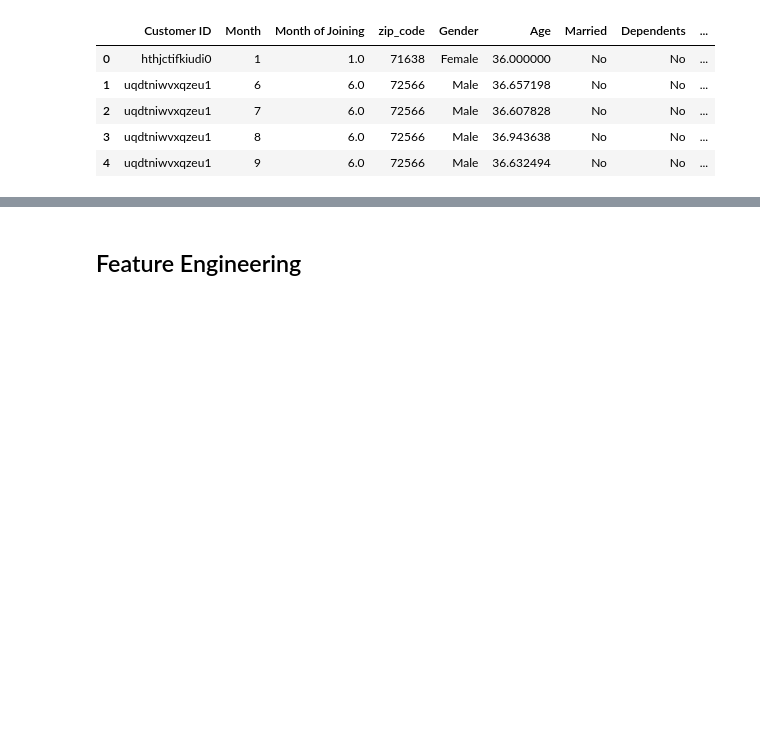
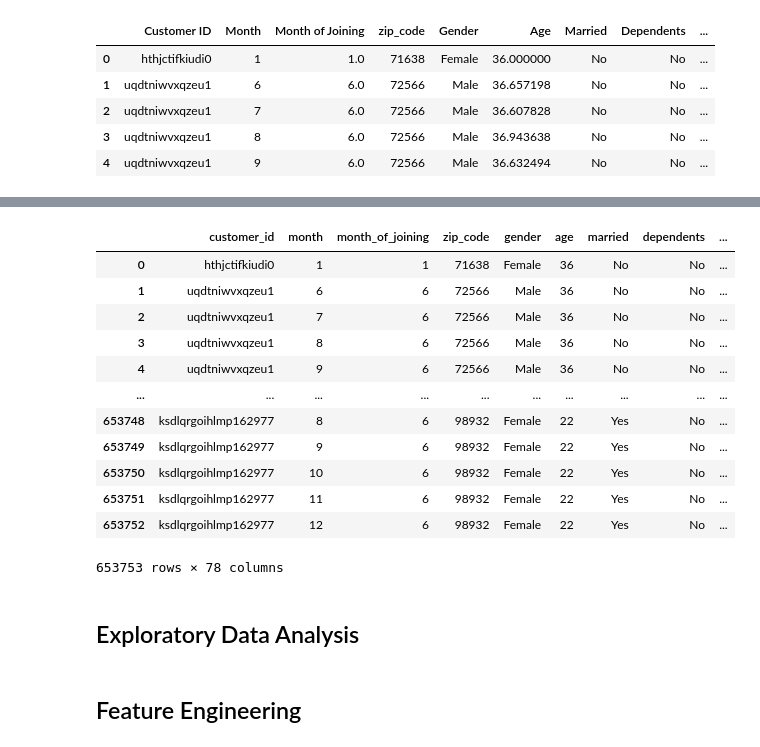
Before and after one commit to codeandcharts/telecom_churn_prediction_with_cltv, a Jupyter notebook: notebooks/02_data_preprocessing.ipynb, the cells around one changed output, grey strips where cells are left out. Saved outputs shown, nothing was run; the diff lists cells and outputs as text; code cells hidden in the pictures; blank space fills up the shorter version.

Commit message:
finished data cleaning

```diff
--- a/notebooks/02_data_preprocessing.ipynb
+++ b/notebooks/02_data_preprocessing.ipynb
@@ -252,0 +526,3 @@ Create a data quality report outlining key issues (missing values, outliers, err
+# %%
+# Replace the outlier value 254687 in the 'arpu_4g' column of the dataframe 'df' with 0.
+df['arpu_4g']=df['arpu_4g'].replace(254687,0)
@@ -252,0 +578,3 @@ Create a data quality report outlining key issues (missing values, outliers, err
+# %%
+# Replace the values with 0
+df['arpu_4g']=df['arpu_4g'].replace(87978,0)
@@ -252,0 +634,3 @@ Create a data quality report outlining key issues (missing values, outliers, err
+# %%
+# Replacing the values with 0 where total recharge data is 0
+df['arpu_5g']=df['arpu_5g'].replace([87978,254687],0)
@@ -252,0 +742,10 @@ Create a data quality report outlining key issues (missing values, outliers, err
+# %%
+# define the columns to check for outliers
+cols_to_check = ['outgoing_calls', 'data_usage', 'total_arpu']
+
+# calculate the upper bound for outlier detection
+q = 0.90
+upper_bound = df[cols_to_check].quantile(q)
+
+# replace values above the upper bound with NaN
+df[cols_to_check] = df[cols_to_check].mask(df[cols_to_check] > upper_bound, np.nan)
@@ -253,2 +827,60 @@ Create a data quality report outlining key issues (missing values, outliers, err
+# %%
+def convert_data_types(df):
+    """
+    Convert columns to their appropriate data types, handling NaNs safely.
+    """
+    # Convert month columns to integers
+    df['month'] = pd.to_numeric(df['month'], errors='coerce').astype('Int64')
+    df['month_of_joining'] = pd.to_numeric(df['month_of_joining'], errors='coerce').astype('Int64')
+
+    # Convert zip_code to int
+    df['zip_code'] = df['zip_code'].astype(int)
+
+    # Convert age and number_of_dependents to integers
+    df['age'] = pd.to_numeric(df['age'], errors='coerce').astype('Int64')
+    df['number_of_dependents'] = df['number_of_dependents'].fillna(0).astype(int)
+
+    # Convert coordinates to float
+    df['latitude'] = pd.to_numeric(df['latitude'], errors='coerce')
+    df['longitude'] = pd.to_numeric(df['longitude'], errors='coerce')
+
+    # Convert usage metrics to float
+    usage_columns = [
+        'arpu', 'roam_ic', 'roam_og', 'loc_og_t2t', 'loc_og_t2m', 'loc_og_t2f',
+        'loc_og_t2c', 'std_og_t2t', 'std_og_t2m', 'std_og_t2f', 'std_og_t2c',
+        'isd_og', 'spl_og', 'og_others', 'loc_ic_t2t', 'loc_ic_t2m', 'loc_ic_t2f',
+        'std_ic_t2t', 'std_ic_t2m', 'std_ic_t2f', 'std_ic_t2o', 'spl_ic',
+        'isd_ic', 'ic_others', 'total_rech_amt', 'total_rech_data', 'vol_4g',
+        'vol_5g', 'streaming_data_consumption'
+    ]
+    df[usage_columns] = df[usage_columns].apply(pd.to_numeric, errors='coerce')
+
+    # Convert boolean/flag columns to integers
+    flag_columns = ['night_pck_user', 'fb_user', 'aug_vbc_5g', 'churn_value']
+    for col in flag_columns:
+        df[col] = pd.to_numeric(df[col], errors='coerce').fillna(0).astype(int)
+
+    # Convert referrals and satisfaction score to int
+    df['number_of_referrals'] = pd.to_numeric(df['number_of_referrals'], errors='coerce').fillna(0).astype(int)
+    df['satisfaction_score'] = pd.to_numeric(df['satisfaction_score'], errors='coerce').astype('Int64')
+
+    return df
+convert_data_types(df)
+# %% [output]
+|  | customer_id | month | month_of_joining | zip_code | gender | age | married | dependents | ... |
+| 0 | hthjctifkiudi0 | 1 | 1 | 71638 | Female | 36 | No | No | ... |
+| 1 | uqdtniwvxqzeu1 | 6 | 6 | 72566 | Male | 36 | No | No | ... |
+| 2 | uqdtniwvxqzeu1 | 7 | 6 | 72566 | Male | 36 | No | No | ... |
+| 3 | uqdtniwvxqzeu1 | 8 | 6 | 72566 | Male | 36 | No | No | ... |
+| 4 | uqdtniwvxqzeu1 | 9 | 6 | 72566 | Male | 36 | No | No | ... |
+| ... | ... | ... | ... | ... | ... | ... | ... | ... | ... |
+| 653748 | ksdlqrgoihlmp162977 | 8 | 6 | 98932 | Female | 22 | Yes | No | ... |
+| 653749 | ksdlqrgoihlmp162977 | 9 | 6 | 98932 | Female | 22 | Yes | No | ... |
+| 653750 | ksdlqrgoihlmp162977 | 10 | 6 | 98932 | Female | 22 | Yes | No | ... |
+| 653751 | ksdlqrgoihlmp162977 | 11 | 6 | 98932 | Female | 22 | Yes | No | ... |
+| 653752 | ksdlqrgoihlmp162977 | 12 | 6 | 98932 | Female | 22 | Yes | No | ... |
+653753 rows × 78 columns
+# %% [markdown]
+## Exploratory Data Analysis
 # %% [markdown]
 ## Feature Engineering
```
Also changed, not shown: parts of 111 cells of this notebook, 2 other files.
